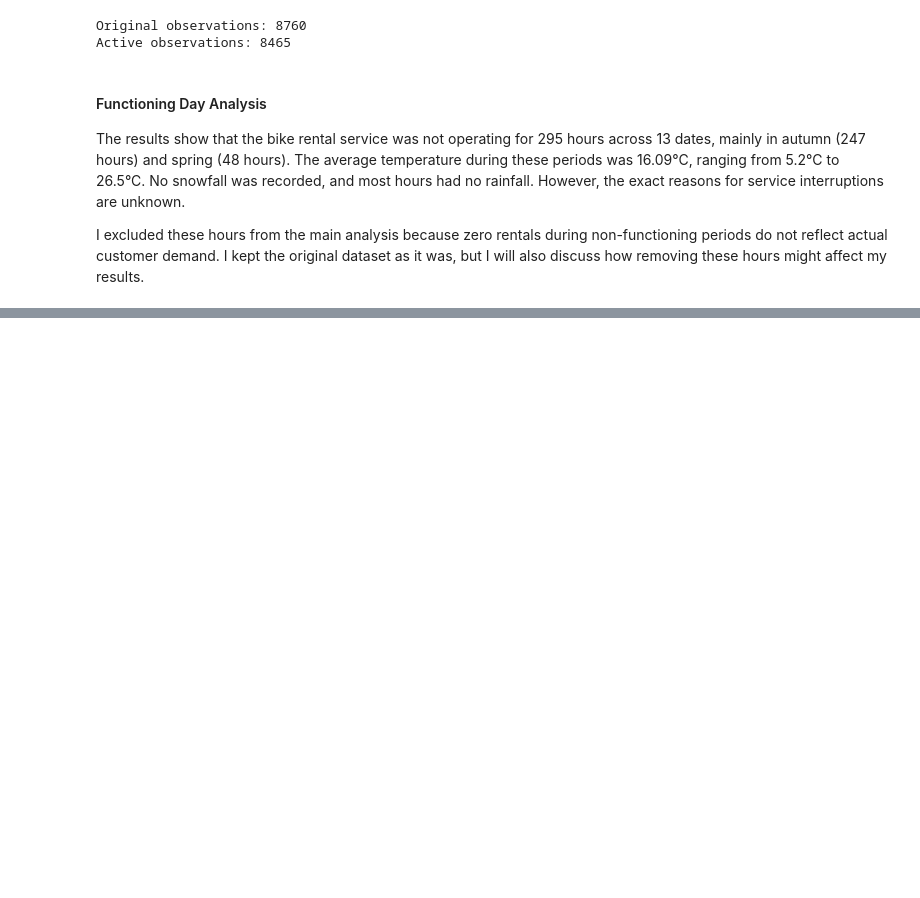
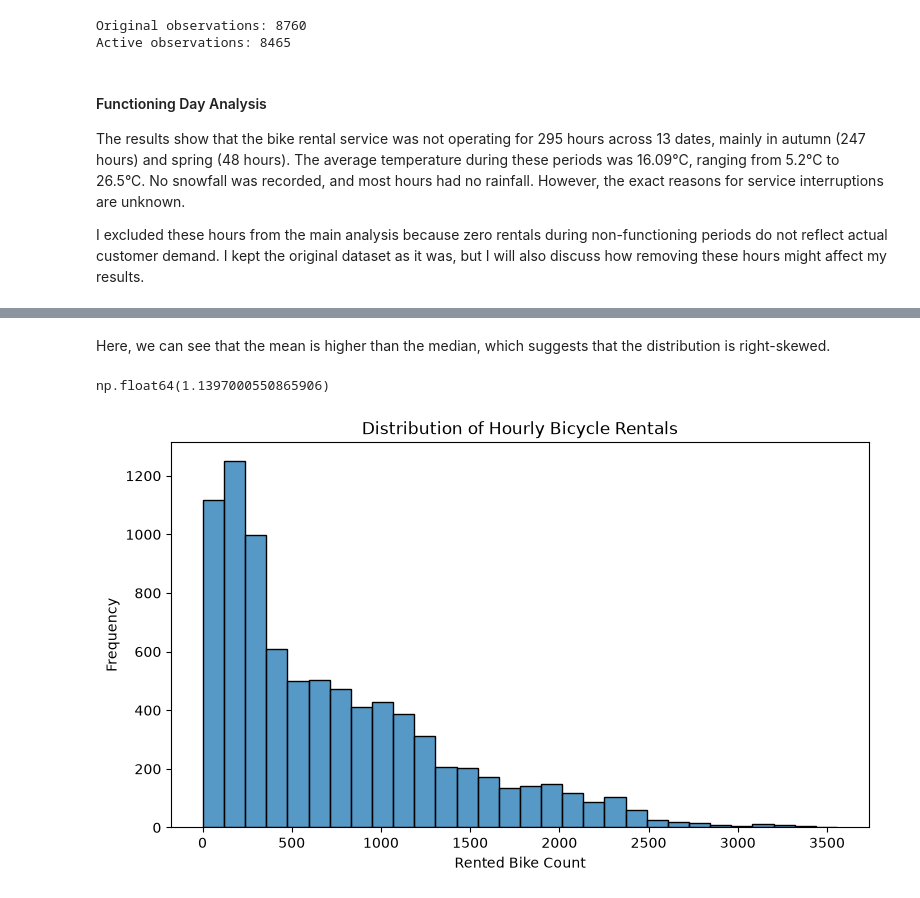
Before and after one commit to Munkhzaya-pom/statistic-sep-26, a Jupyter notebook: CA2_stats_sep_26/CA2_stats_sep_26.ipynb, the cells around one changed output, grey strips where cells are left out. Drawn from its saved outputs; the diff is of its cells as text; code cells hidden in the pictures; blank space fills up the shorter version.

```diff
--- a/CA2_stats_sep_26/CA2_stats_sep_26.ipynb
+++ b/CA2_stats_sep_26/CA2_stats_sep_26.ipynb
@@ -223,0 +240,22 @@ I excluded these hours from the main analysis because zero rentals during non-fu
+# %% [markdown]
+Here, we can see that the mean is higher than the median, which suggests that the distribution is right-skewed.
+# %%
+#Check skewness of bicycle rental counts
+
+df_active["Rented Bike Count"].skew()
+# %% [output]
+np.float64(1.1397000550865906)
+# %%
+# Histogram of bicycle rental counts
+
+plt.figure(figsize=(9, 5))
+
+sns.histplot(data = df_active, x = "Rented Bike Count", bins = 30)
+
+plt.title("Distribution of Hourly Bicycle Rentals")
+plt.xlabel("Rented Bike Count")
+plt.ylabel("Frequency")
+
+plt.show()
+# %% [output]
+[figure, added]
```
Also changed, not shown: parts of 14 cells of this notebook.
